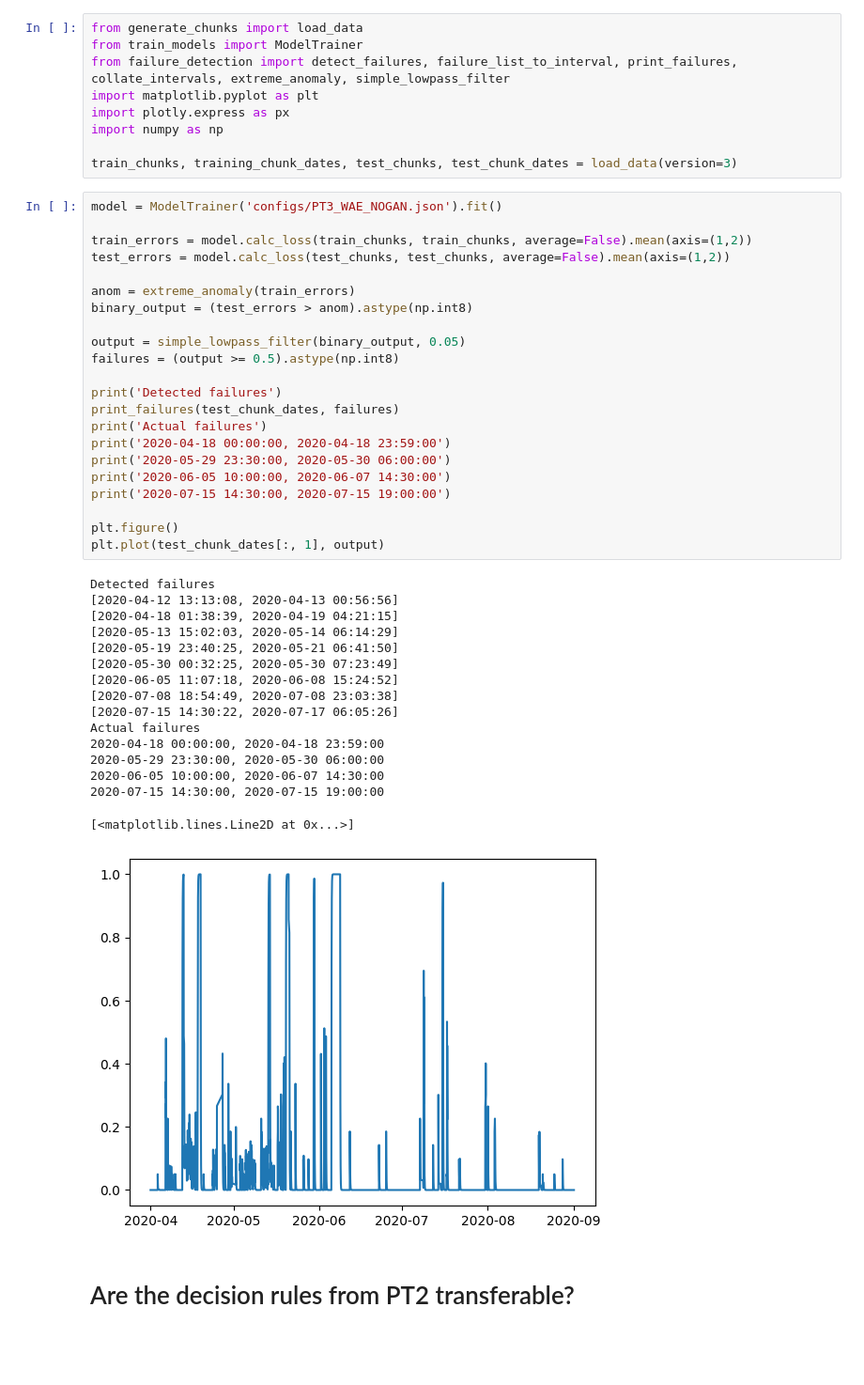
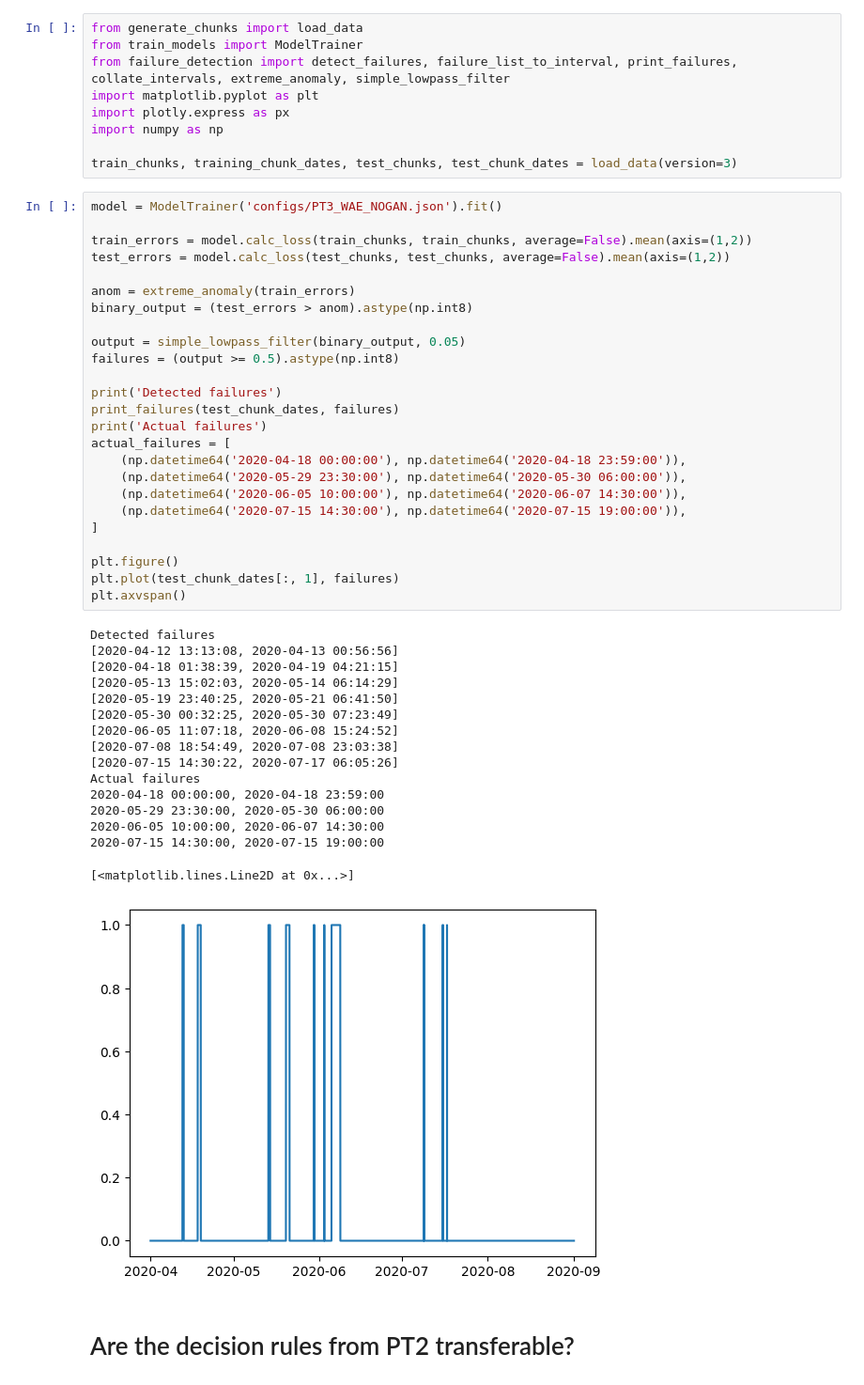
Before and after one commit to MatthiasJakobs/metro-xai, a Jupyter notebook: pt3_failure_detection.ipynb, the cells around one changed output. Shown: that part at 94% size. Drawn from its saved outputs; the diff is of its cells as text; blank space fills up the shorter version.

```diff
--- a/pt3_failure_detection.ipynb
+++ b/pt3_failure_detection.ipynb
@@ -13,39 +13,42 @@ model = ModelTrainer('configs/PT3_WAE_NOGAN.json').fit()
 train_errors = model.calc_loss(train_chunks, train_chunks, average=False).mean(axis=(1,2))
 test_errors = model.calc_loss(test_chunks, test_chunks, average=False).mean(axis=(1,2))
 
 anom = extreme_anomaly(train_errors)
 binary_output = (test_errors > anom).astype(np.int8)
 
 output = simple_lowpass_filter(binary_output, 0.05)
 failures = (output >= 0.5).astype(np.int8)
 
 print('Detected failures')
 print_failures(test_chunk_dates, failures)
 print('Actual failures')
-print('2020-04-18 00:00:00, 2020-04-18 23:59:00')
-print('2020-05-29 23:30:00, 2020-05-30 06:00:00')
-print('2020-06-05 10:00:00, 2020-06-07 14:30:00')
-print('2020-07-15 14:30:00, 2020-07-15 19:00:00')
+actual_failures = [
+    (np.datetime64('2020-04-18 00:00:00'), np.datetime64('2020-04-18 23:59:00')),
+    (np.datetime64('2020-05-29 23:30:00'), np.datetime64('2020-05-30 06:00:00')),
+    (np.datetime64('2020-06-05 10:00:00'), np.datetime64('2020-06-07 14:30:00')),
+    (np.datetime64('2020-07-15 14:30:00'), np.datetime64('2020-07-15 19:00:00')),
+]
 
 plt.figure()
-plt.plot(test_chunk_dates[:, 1], output)
+plt.plot(test_chunk_dates[:, 1], failures)
+plt.axvspan()
 # %% [output]
 Detected failures
 [2020-04-12 13:13:08, 2020-04-13 00:56:56]
 [2020-04-18 01:38:39, 2020-04-19 04:21:15]
 [2020-05-13 15:02:03, 2020-05-14 06:14:29]
 [2020-05-19 23:40:25, 2020-05-21 06:41:50]
 [2020-05-30 00:32:25, 2020-05-30 07:23:49]
 [2020-06-05 11:07:18, 2020-06-08 15:24:52]
 [2020-07-08 18:54:49, 2020-07-08 23:03:38]
 [2020-07-15 14:30:22, 2020-07-17 06:05:26]
 Actual failures
 2020-04-18 00:00:00, 2020-04-18 23:59:00
 2020-05-29 23:30:00, 2020-05-30 06:00:00
 2020-06-05 10:00:00, 2020-06-07 14:30:00
 2020-07-15 14:30:00, 2020-07-15 19:00:00
 [<matplotlib.lines.Line2D at 0x...>]
-[figure, old version]
+[figure, new version]
 # %% [markdown]
 # Are the decision rules from PT2 transferable?
 # %%
```
Also changed, not shown: 2 other files.
